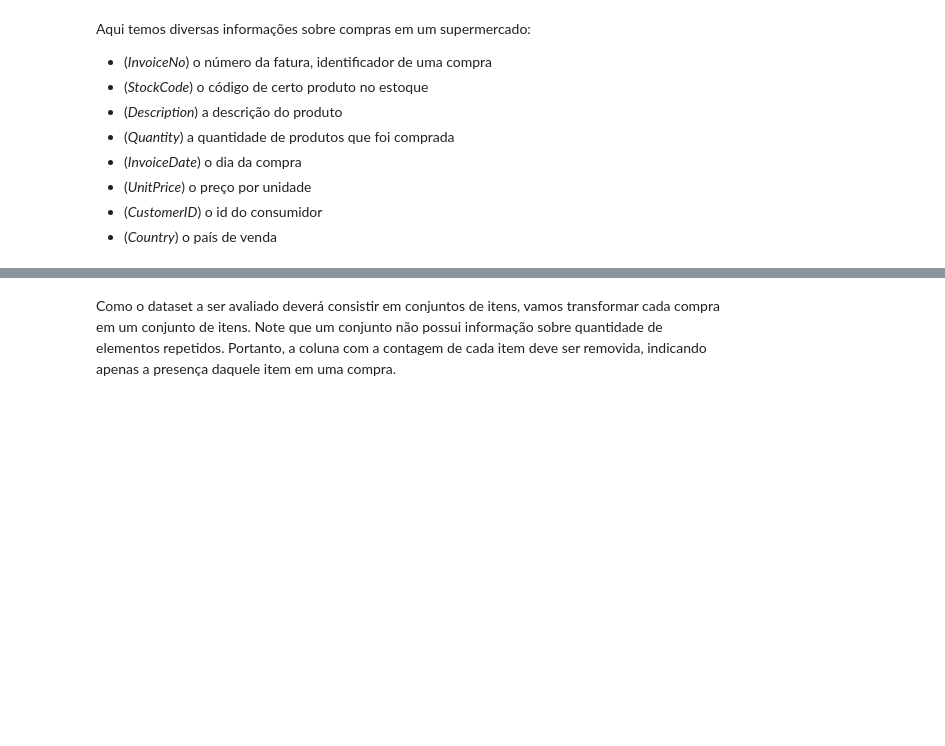
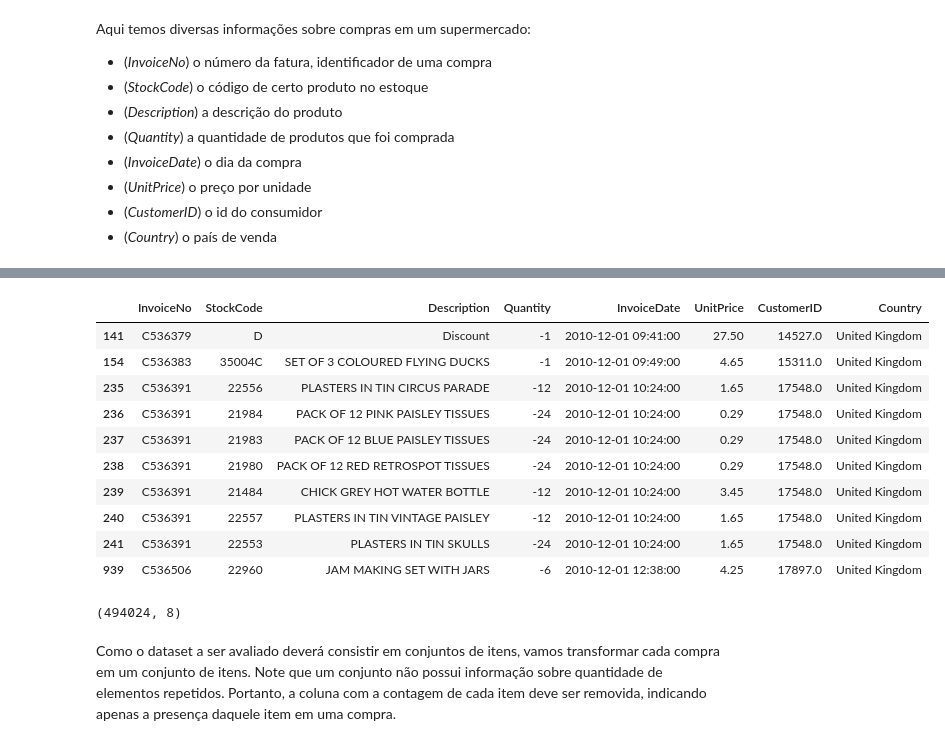
Before and after one commit to cynthiamaia/Monitoria-DeepLearning-CIN-AI, a Jupyter notebook: Codes/10 - regras_de_associacao.ipynb, the cells around one changed output, grey strips where cells are left out. Cells and saved outputs as stored; diff of their text form; code cells hidden in the pictures; blank space fills up the shorter version.

```diff
--- a/Codes/10 - regras_de_associacao.ipynb
+++ b/Codes/10 - regras_de_associacao.ipynb
@@ -15,6 +15,6 @@ Vamos observar o dataset de compras de um supermercado. Segue o link para mais i
 import pandas as pd
 import numpy as np
 
-dataset = pd.read_csv("https://raw.githubusercontent.com/cynthiamaia/Monitoria-DeepLearning-CIN-AI/main/Datasets/Ironline_retail.csv")
+df = pd.read_csv("https://raw.githubusercontent.com/cynthiamaia/Monitoria-DeepLearning-CIN-AI/main/Datasets/online_retail.csv")
 # %%
 df.head(3)
@@ -42,8 +81,20 @@ sales.info()
 # %%
-"C - indica cancelamento"
+"C - indica cancelamento -> identifica linhas onde a coluna InvoiceNo contém a letra C"
 sales[sales["InvoiceNo"].str.contains("C")].head(10)
 
 # sales[sales["Description"].isna()]
+# %% [output]
+|  | InvoiceNo | StockCode | Description | Quantity | InvoiceDate | UnitPrice | CustomerID | Country |
+| 141 | C536379 | D | Discount | -1 | 2010-12-01 09:41:00 | 27.50 | 14527.0 | United Kingdom |
+| 154 | C536383 | 35004C | SET OF 3 COLOURED FLYING DUCKS | -1 | 2010-12-01 09:49:00 | 4.65 | 15311.0 | United Kingdom |
+| 235 | C536391 | 22556 | PLASTERS IN TIN CIRCUS PARADE | -12 | 2010-12-01 10:24:00 | 1.65 | 17548.0 | United Kingdom |
+| 236 | C536391 | 21984 | PACK OF 12 PINK PAISLEY TISSUES | -24 | 2010-12-01 10:24:00 | 0.29 | 17548.0 | United Kingdom |
+| 237 | C536391 | 21983 | PACK OF 12 BLUE PAISLEY TISSUES | -24 | 2010-12-01 10:24:00 | 0.29 | 17548.0 | United Kingdom |
+| 238 | C536391 | 21980 | PACK OF 12 RED RETROSPOT TISSUES | -24 | 2010-12-01 10:24:00 | 0.29 | 17548.0 | United Kingdom |
+| 239 | C536391 | 21484 | CHICK GREY HOT WATER BOTTLE | -12 | 2010-12-01 10:24:00 | 3.45 | 17548.0 | United Kingdom |
+| 240 | C536391 | 22557 | PLASTERS IN TIN VINTAGE PAISLEY | -12 | 2010-12-01 10:24:00 | 1.65 | 17548.0 | United Kingdom |
+| 241 | C536391 | 22553 | PLASTERS IN TIN SKULLS | -24 | 2010-12-01 10:24:00 | 1.65 | 17548.0 | United Kingdom |
+| 939 | C536506 | 22960 | JAM MAKING SET WITH JARS | -6 | 2010-12-01 12:38:00 | 4.25 | 17897.0 | United Kingdom |
 # %%
 # antes de utilizar nosso dataset, precisamos fazer alguns pre-processamentos:
 # remover todas as instâncias que não possuem description
@@ -57,6 +108,8 @@ filtered_sales = filtered_sales[~filtered_sales["InvoiceNo"].str.contains("C")]
 # remover espaços desnecessários no começo e fim de cada _Description_
 filtered_sales["Description"] = filtered_sales["Description"].str.strip()
 filtered_sales["Description"] = filtered_sales["Description"].astype("str")
+# %% [output]
+(494024, 8)
 # %% [markdown]
 Como o dataset a ser avaliado deverá consistir em conjuntos de itens, vamos transformar cada compra em um conjunto de itens. Note que um conjunto não possui informação sobre quantidade de elementos repetidos. Portanto, a coluna com a contagem de cada item deve ser removida, indicando apenas a presença daquele item em uma compra.
 # %%
```
Also changed, not shown: parts of 19 cells of this notebook, 1 other file.
